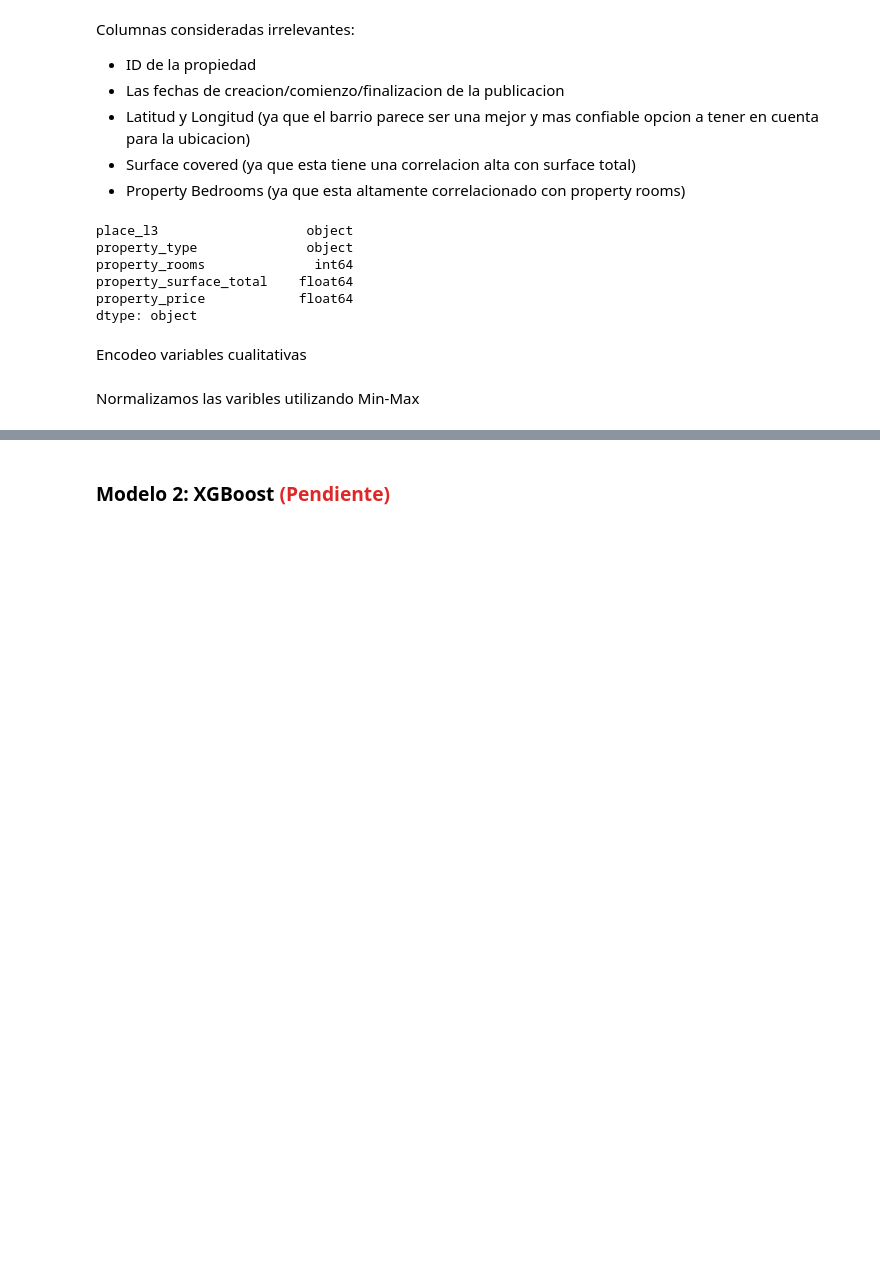
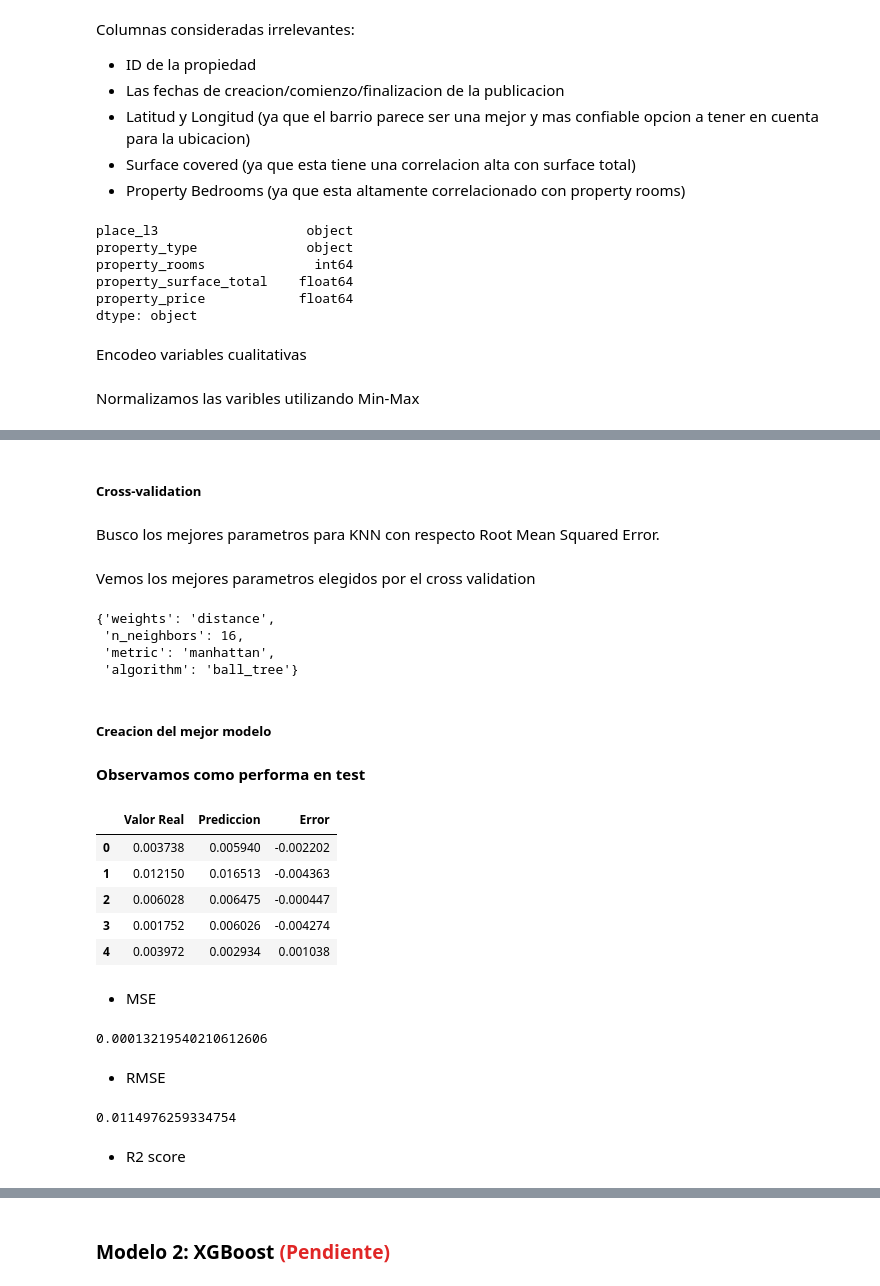
Before and after one commit to kikiymini/7506R-1C2024-GRUPO02, a Jupyter notebook: 7506R_TP1_GRUPO02_ENTREGA_N4.ipynb, the cells around one changed output, grey strips where cells are left out. Saved outputs shown, nothing was run; the diff lists cells and outputs as text; code cells hidden in the pictures; blank space fills up the shorter version.

```diff
--- a/7506R_TP1_GRUPO02_ENTREGA_N4.ipynb
+++ b/7506R_TP1_GRUPO02_ENTREGA_N4.ipynb
@@ -150,0 +191,80 @@ ds_reg_train.head()
+# %% [markdown]
+##### Cross-validation
+# %% [markdown]
+Busco los mejores parametros para KNN con respecto Root Mean Squared Error.
+# %%
+kfoldcv = KFold(n_splits=10)
+scorer_fn = make_scorer(r2_score)
+n = 10
+
+#Grilla de Parámetros
+params_grid={ 'n_neighbors':range(5,25),
+              'weights':['distance','uniform'],
+              'algorithm':['ball_tree', 'kd_tree', 'brute'],
+              'metric':['euclidean','manhattan','chebyshev']
+             }
+
+# Clasificador KNN
+knn_model = KNeighborsRegressor()
+
+# Random Search con 10 Folds y 10 iteraciones
+rs = RandomizedSearchCV(knn_model, params_grid, scoring=scorer_fn, cv=kfoldcv, n_iter=n, random_state=RAND_SEED)
+
+rs_fit = rs.fit(x_train, y_train)
+rs_fit.best_score_ # vemos el mejor score
+# %% [markdown]
+Vemos los mejores parametros elegidos por el cross validation
+# %%
+params_elegidos=rs_fit.cv_results_['params'][np.argmax(rs_fit.cv_results_['mean_test_score'])]
+params_elegidos
+# %% [output]
+{'weights': 'distance',
+ 'n_neighbors': 16,
+ 'metric': 'manhattan',
+ 'algorithm': 'ball_tree'}
+# %% [markdown]
+##### Creacion del mejor modelo
+# %%
+# Mejor Regresor KNN
+best_knn_model = KNeighborsRegressor(
+    n_neighbors = params_elegidos['n_neighbors'],
+    weights = params_elegidos['weights'],
+    algorithm = params_elegidos['algorithm'],
+    metric = params_elegidos['metric'],
+)
+
+best_knn_model.fit(x_train, y_train)
+y_train_pred_best_knn_model = best_knn_model.predict(x_train)
+y_test_pred_best_knn_model = best_knn_model.predict(x_test)
+# %% [markdown]
+**Observamos como performa en test**
+# %%
+# Performance
+performance = pd.DataFrame({'Valor Real': y_test,
+                            'Prediccion': y_test_pred_best_knn_model,
+                            'Error': y_test - y_test_pred_best_knn_model})
+# View
+performance.head()
+# %% [output]
+|  | Valor Real | Prediccion | Error |
+| 0 | 0.003738 | 0.005940 | -0.002202 |
+| 1 | 0.012150 | 0.016513 | -0.004363 |
+| 2 | 0.006028 | 0.006475 | -0.000447 |
+| 3 | 0.001752 | 0.006026 | -0.004274 |
+| 4 | 0.003972 | 0.002934 | 0.001038 |
+# %% [markdown]
+* MSE
+# %%
+# Mean Squared Error
+mean_squared_error(y_test, y_test_pred_best_knn_model, squared=True)
+# %% [output]
+0.00013219540210612606
+# %% [markdown]
+* RMSE
+# %%
+# Root Mean Squared Error
+mean_squared_error(y_test, y_test_pred_best_knn_model, squared=False)
+# %% [output]
+0.0114976259334754
+# %% [markdown]
+* R2 score
```
Also changed, not shown: parts of 33 cells of this notebook.
